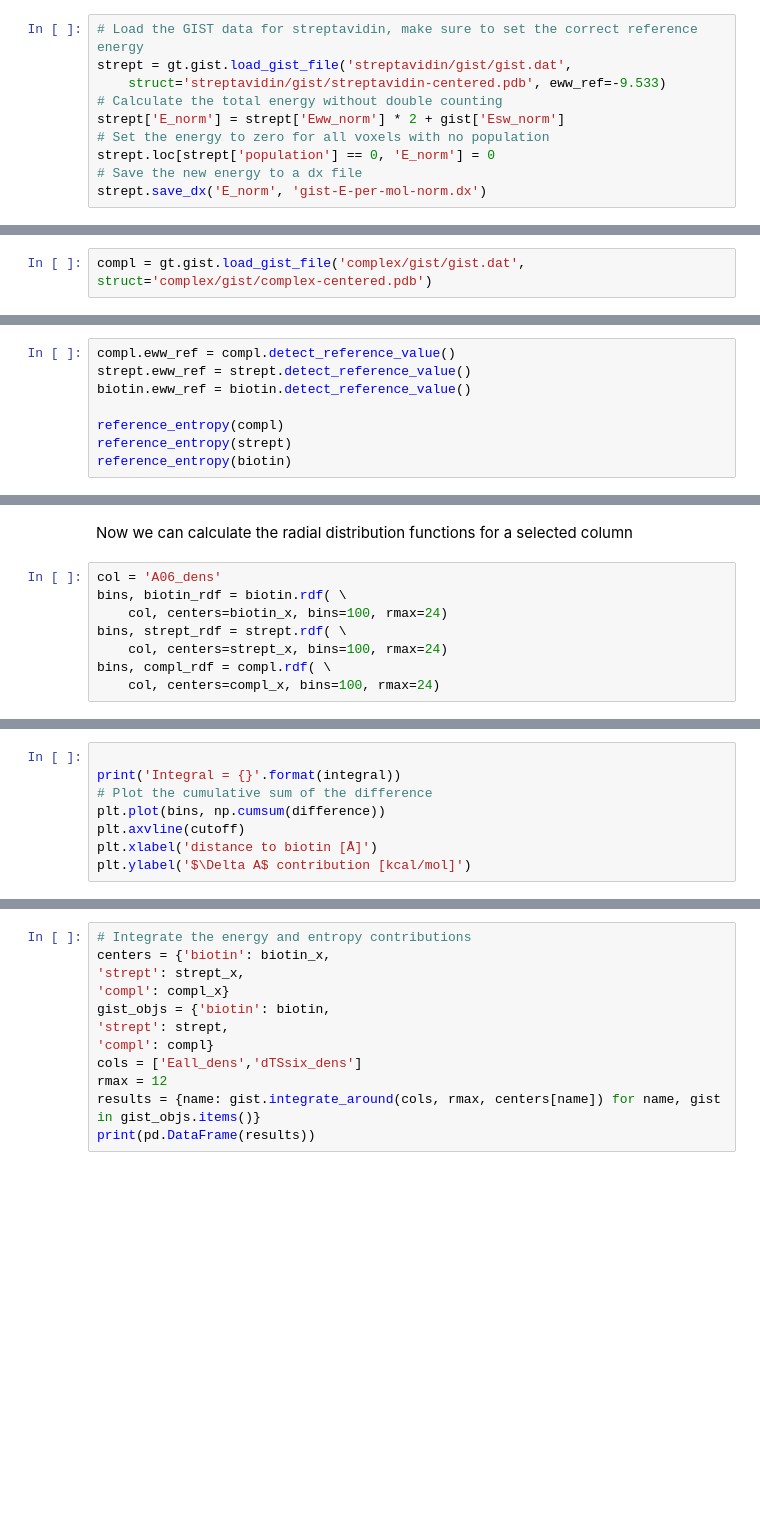
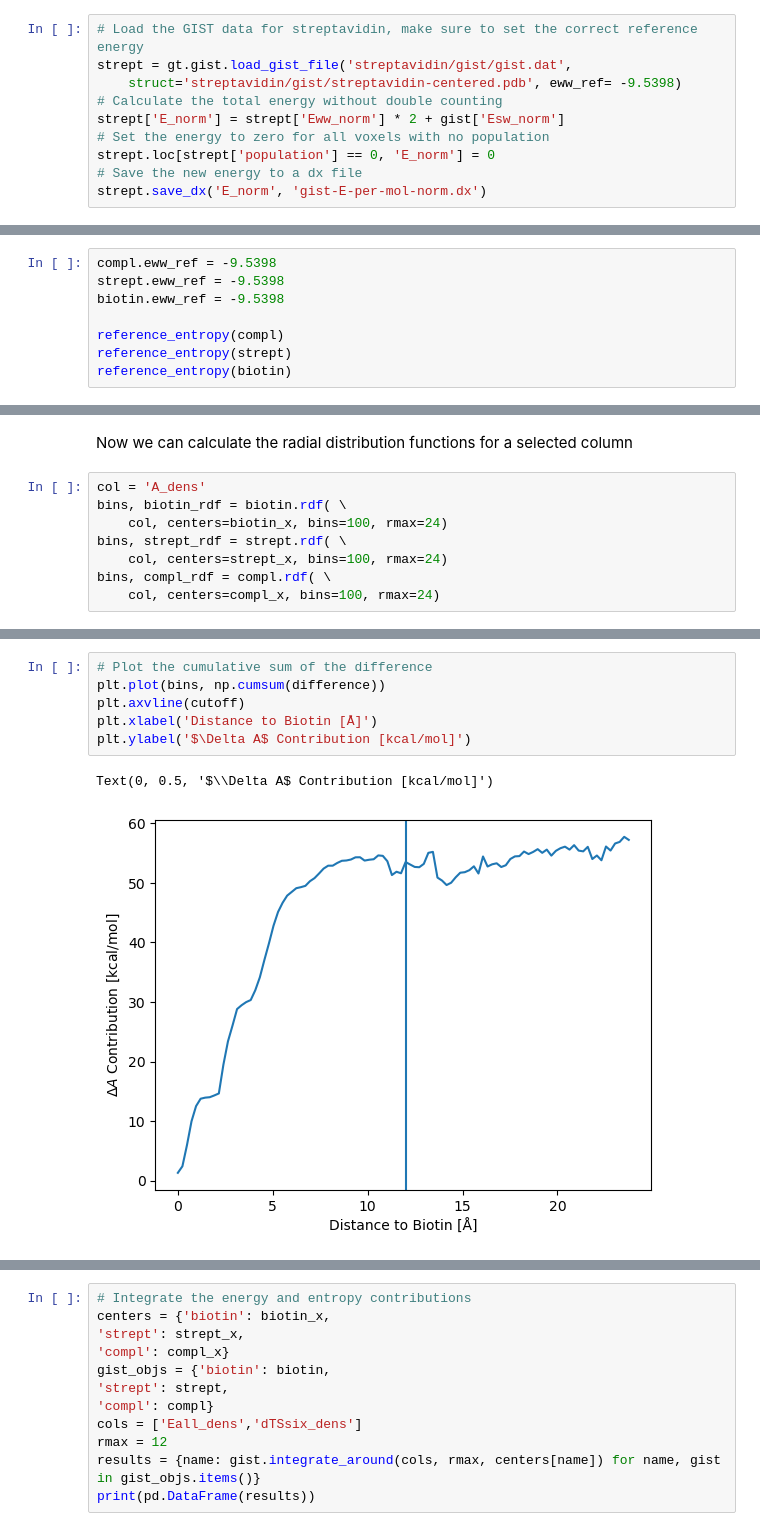
Before and after one commit to liedllab/gist-tutorial, a Jupyter notebook: code/tutorial-gist.ipynb, the cells around one changed output, grey strips where cells are left out. Drawn from its saved outputs; the diff is of its cells as text; blank space fills up the shorter version.

```diff
--- a/code/tutorial-gist.ipynb
+++ b/code/tutorial-gist.ipynb
@@ -105,7 +163,7 @@ plt.savefig('biotin-contributions_ref.png', dpi=300, bbox_inches='tight')
 # %%
 # Load the GIST data for streptavidin, make sure to set the correct reference energy
 strept = gt.gist.load_gist_file('streptavidin/gist/gist.dat',
-    struct='streptavidin/gist/streptavidin-centered.pdb', eww_ref=-9.533)
+    struct='streptavidin/gist/streptavidin-centered.pdb', eww_ref= -9.5398)
 # Calculate the total energy without double counting
 strept['E_norm'] = strept['Eww_norm'] * 2 + gist['Esw_norm']
 # Set the energy to zero for all voxels with no population
@@ -118,2 +175,0 @@ Since we loaded the data for streptavidin and biotin separately, we are only mis
-# %%
-compl = gt.gist.load_gist_file('complex/gist/gist.dat', struct='complex/gist/complex-centered.pdb')
@@ -122,7 +176,7 @@ For this example, we'll use the autoreferenced Eww and reference the entropy as
 # %%
-compl.eww_ref = compl.detect_reference_value()
-strept.eww_ref = strept.detect_reference_value()
-biotin.eww_ref = biotin.detect_reference_value()
+compl.eww_ref = -9.5398
+strept.eww_ref = -9.5398
+biotin.eww_ref = -9.5398
 
 reference_entropy(compl)
 reference_entropy(strept)
@@ -158,7 +211,7 @@ strept_x = aligned.xyz[0] * 10.
 # %% [markdown]
 Now we can calculate the radial distribution functions for a selected column
 # %%
-col = 'A06_dens'
+col = 'A_dens'
 bins, biotin_rdf = biotin.rdf( \
     col, centers=biotin_x, bins=100, rmax=24)
 bins, strept_rdf = strept.rdf( \
@@ -168,9 +231,10 @@ bins, compl_rdf = compl.rdf( \
 # %%
-
-print('Integral = {}'.format(integral))
 # Plot the cumulative sum of the difference
 plt.plot(bins, np.cumsum(difference))
 plt.axvline(cutoff)
-plt.xlabel('distance to biotin [Å]')
-plt.ylabel('$\Delta A$ contribution [kcal/mol]')
+plt.xlabel('Distance to Biotin [Å]')
+plt.ylabel('$\Delta A$ Contribution [kcal/mol]')
+# %% [output]
+Text(0, 0.5, '$\\Delta A$ Contribution [kcal/mol]')
+[figure, added]
 # %%
```
Also changed, not shown: parts of 17 cells of this notebook.
